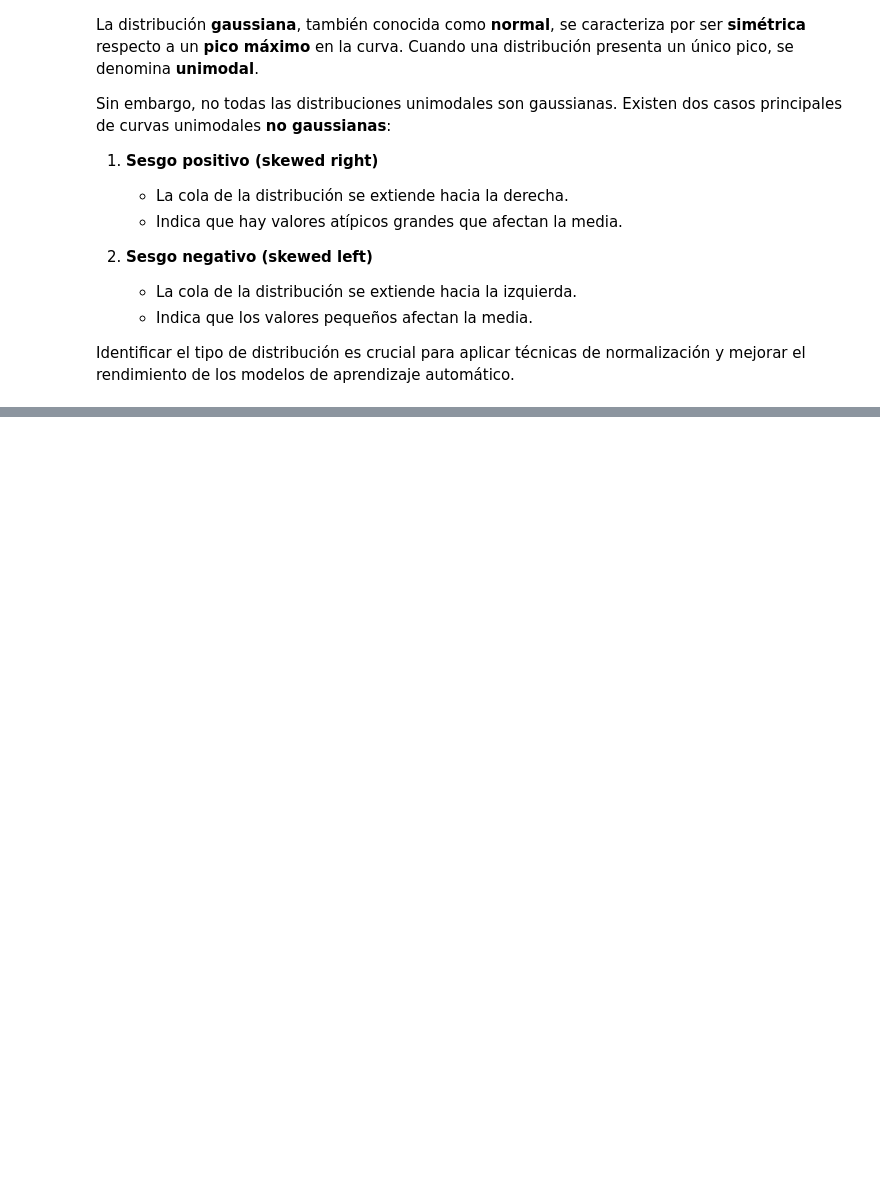
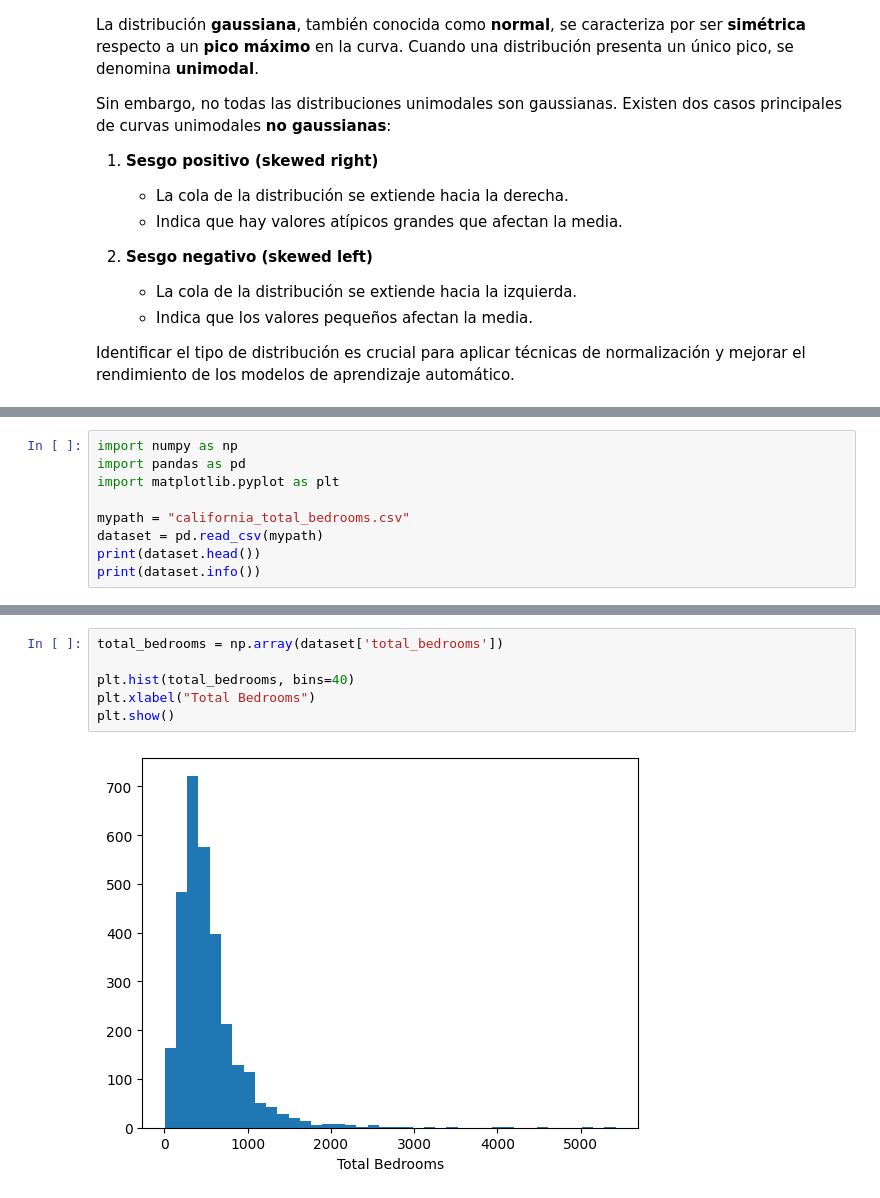
Before and after one commit to jonathan-villavi/tec-data-science, a Jupyter notebook: C6_Machine_Learning/C6_SC3_AprendizajeSupervisado/AprendizajeSupervisado.ipynb, the cells around one changed output, grey strips where cells are left out. Saved outputs shown, nothing was run; the diff lists cells and outputs as text; blank space fills up the shorter version.

```diff
--- a/C6_Machine_Learning/C6_SC3_AprendizajeSupervisado/AprendizajeSupervisado.ipynb
+++ b/C6_Machine_Learning/C6_SC3_AprendizajeSupervisado/AprendizajeSupervisado.ipynb
@@ -449,0 +451,9 @@ Identificar el tipo de distribución es crucial para aplicar técnicas de normal
+# %%
+import numpy as np
+import pandas as pd
+import matplotlib.pyplot as plt
+
+mypath = "california_total_bedrooms.csv"
+dataset = pd.read_csv(mypath)
+print(dataset.head())
+print(dataset.info())
@@ -449,0 +476,8 @@ Identificar el tipo de distribución es crucial para aplicar técnicas de normal
+# %%
+total_bedrooms = np.array(dataset['total_bedrooms'])
+
+plt.hist(total_bedrooms, bins=40)
+plt.xlabel("Total Bedrooms")
+plt.show()
+# %% [output]
+[figure, added]
```
Also changed, not shown: parts of 126 cells of this notebook, 4 other files.
